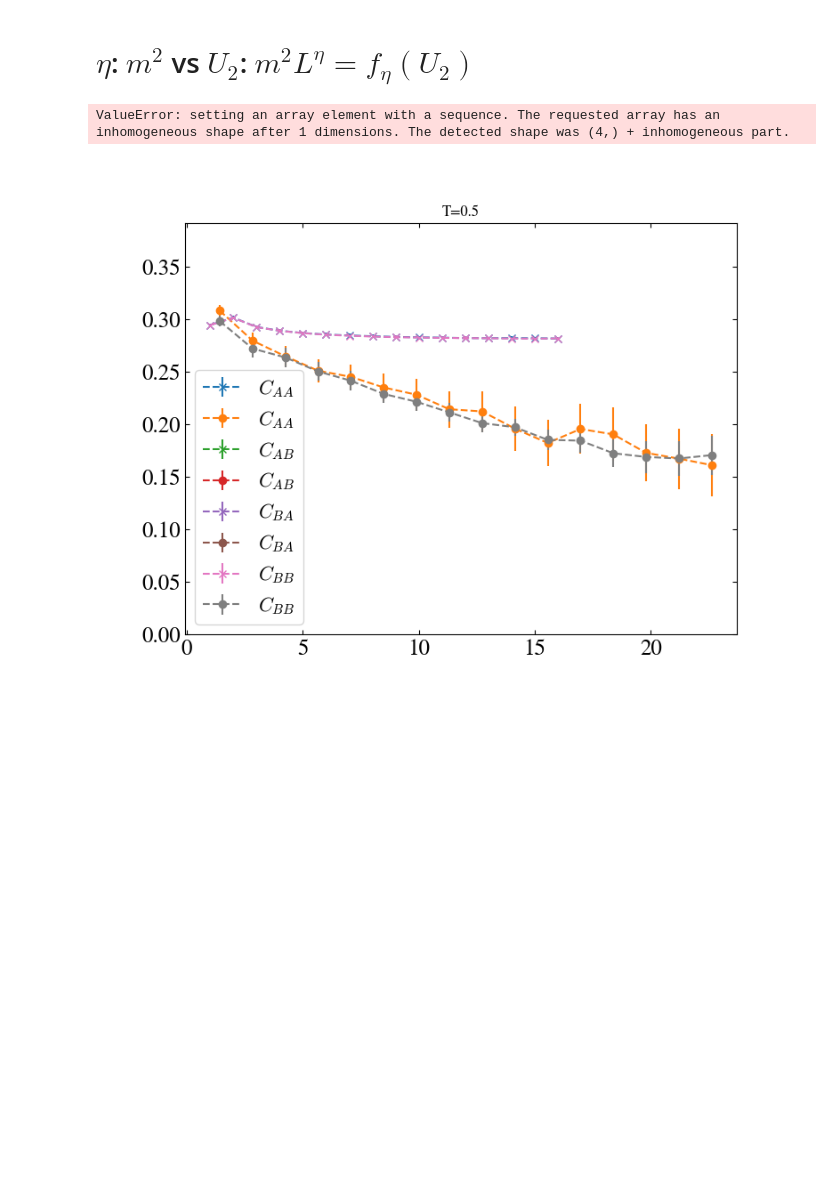
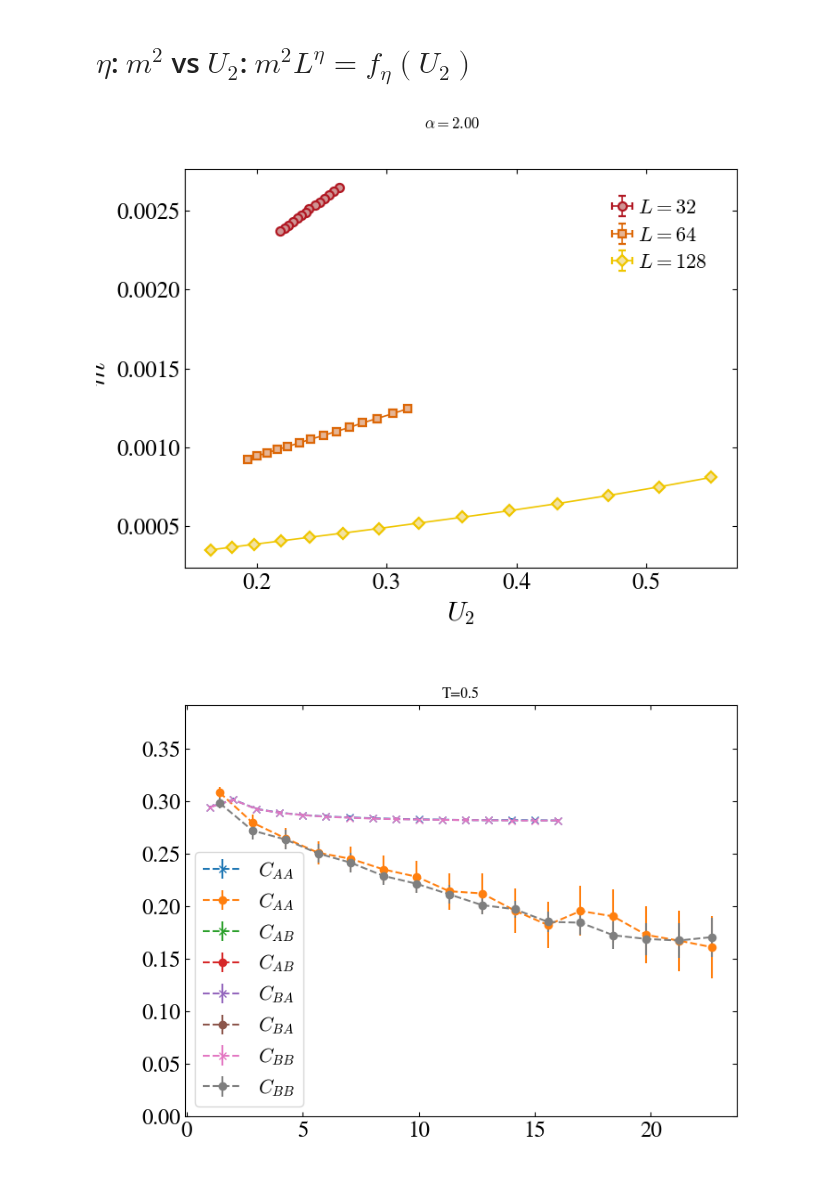
Before and after one commit to DanielReschq/Python_analysis_tools, a Jupyter notebook: analysis.ipynb, the cells around one changed output. Drawn from its saved outputs; the diff is of its cells as text; code cells hidden in the pictures; blank space fills up the shorter version.

```diff
--- a/analysis.ipynb
+++ b/analysis.ipynb
@@ -338,23 +326,23 @@ plt.show()
 # %%
 plt.close('all')
 
-path = [f"/home/daniel/Master_thesis/Data/Leo4DataJ/runs_Js000"]
+path = ["/home/daniel/Master_thesis/Data/Leo4DataJ/runs_Js000"]
 
 cl_runs = cr.collected_runs(path, True, cutoff=100)
 
-data = cl_runs.get_x_vs_y_data(
+data,_,_ = cl_runs.get_x_vs_y_data(
     xname="binder",
     yname="mag2",
     xfunc="x",
     yfunc="y/(Ns**2)",
     plot=True,
     xscale="linear",
     yscale="linear",
     xlabel="",
     ylabel="",
 )
 # %% [output]
-ValueError: setting an array element with a sequence. The requested array has an inhomogeneous shape after 1 dimensions. The detected shape was (4,) + inhomogeneous part.
+[figure, added]
 # %%
 plt.close('all')
 
```
Also changed, not shown: parts of 7 cells of this notebook, 3 other files.
